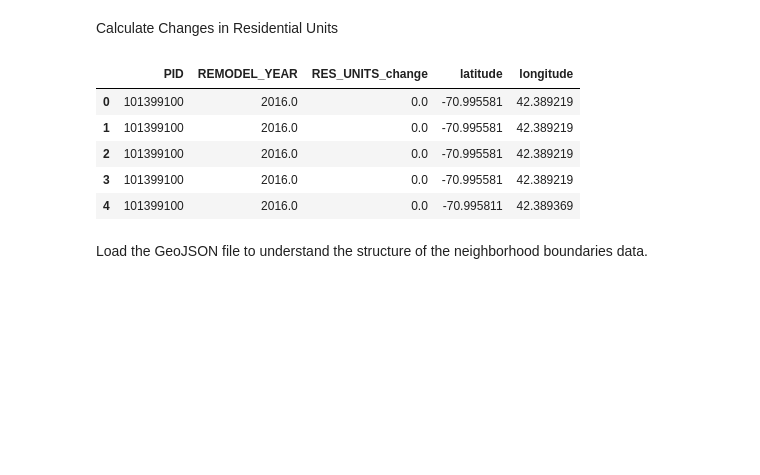
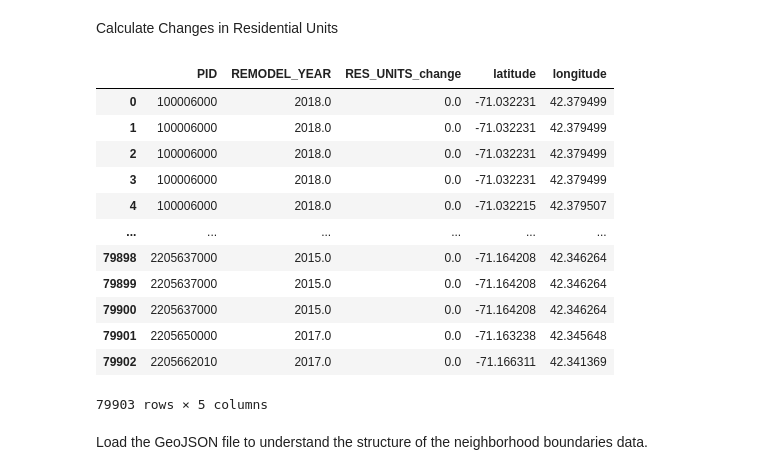
Before and after one commit to BU-Spark/ds-boston-remodeling, a Jupyter notebook: sp24-team-c/Mid Semester Insights Notebooks/Heatmap_Renovations&ResidentialUnits.ipynb, the cells around one changed output. Saved outputs shown, nothing was run; the diff lists cells and outputs as text; code cells hidden in the pictures; blank space fills up the shorter version.

Commit message:
Updated Paths and Finished 2 notebooks updating data boundaries to 2020

```diff
--- a/sp24-team-c/Mid Semester Insights Notebooks/Heatmap_Renovations&ResidentialUnits.ipynb
+++ b/sp24-team-c/Mid Semester Insights Notebooks/Heatmap_Renovations&ResidentialUnits.ipynb
@@ -33,7 +33,7 @@ pa_2011 = pd.read_csv('../data/property_assessment_2011.csv')[['PID','LU', 'AV_T
 pa_2012 = pd.read_csv('../data/property_assessment_2012.csv')[['PID','LU', 'AV_TOTAL', 'GROSS_AREA', 'LIVING_AREA', 'R_BDRMS', 'YR_REMOD', 'S_UNIT_RES', 'ZIPCODE']]
 pa_2013 = pd.read_csv('../data/property_assessment_2013.csv')[['PID','LU', 'AV_TOTAL', 'GROSS_AREA', 'LIVING_AREA', 'R_BDRMS', 'YR_REMOD', 'S_UNIT_RES', 'ZIPCODE']]
 
-pa_2014 = pd.read_csv('../data/property_assessment_2014.csv')[['Parcel_ID','LU', 'AV_TOTAL', 'GROSS_AREA', 'LIVING_AREA', 'R_BDRMS', 'YR_REMOD', 'S_UNIT_RES', 'ZIPCODE']]
+pa_2014 = pd.read_csv('../data/property-assessment-fy2014.csv')[['Parcel_ID','LU', 'AV_TOTAL', 'GROSS_AREA', 'LIVING_AREA', 'R_BDRMS', 'YR_REMOD', 'S_UNIT_RES', 'ZIPCODE']]
 pa_2014.rename(columns={'Parcel_ID': 'PID'}, inplace=True)
 
 pa_2015 = pd.read_csv('../data/property_assessment_2015.csv')[['PID','LU', 'AV_TOTAL', 'GROSS_AREA', 'LIVING_AREA', 'R_BDRMS', 'YR_REMOD', 'S_UNIT_RES', 'ZIPCODE']]
@@ -283,36 +283,43 @@ for pid, group in all_data_merged.groupby('PID'):
 
         # Find the data entry after the renovation
         after_remodel_data = pd.DataFrame()
         for year in range(remodel_year_int, 2024):
             after_data = group[group['DATA_YEAR'] == year]
             if not after_data.empty and (after_data['YR_REMODELLED'] == remodel_year).any():
                 after_remodel_data = after_data[after_data['YR_REMODELLED'] == remodel_year].copy()
                 after_remodel_data.loc[:, 'REMODEL_YEAR'] = remodel_year
                 break
 
         # Calculate the change in residential units if both before and after data exist
         if not pre_remodel_data.empty and not after_remodel_data.empty:
             pre_remodel_data = pre_remodel_data.copy()
             pre_remodel_data.loc[:, 'REMODEL_YEAR'] = remodel_year
 
             # Calculate the change in RES_UNITS
             units_change = after_remodel_data['RES_UNITS'].values[0] - pre_remodel_data['RES_UNITS'].values[0]
             after_remodel_data.loc[:, 'RES_UNITS_change'] = units_change
 
             # Keep the necessary columns and append the data for visualization
             relevant_data = after_remodel_data[['PID', 'REMODEL_YEAR', 'RES_UNITS_change', 'latitude', 'longitude']].copy()
             rows_to_append.append(relevant_data)
 
 # Concatenate all rows into a DataFrame
 res_units_renovation_comparison = pd.concat(rows_to_append, ignore_index=True)
 
 # Next steps would involve spatially joining this data with neighborhood boundaries
 # and visualizing the changes in residential units in the same manner as done before
-display(res_units_renovation_comparison.head())
+display(res_units_renovation_comparison)
 # %% [output]
 |  | PID | REMODEL_YEAR | RES_UNITS_change | latitude | longitude |
-| 0 | 101399100 | 2016.0 | 0.0 | -70.995581 | 42.389219 |
-| 1 | 101399100 | 2016.0 | 0.0 | -70.995581 | 42.389219 |
-| 2 | 101399100 | 2016.0 | 0.0 | -70.995581 | 42.389219 |
-| 3 | 101399100 | 2016.0 | 0.0 | -70.995581 | 42.389219 |
-| 4 | 101399100 | 2016.0 | 0.0 | -70.995811 | 42.389369 |
+| 0 | 100006000 | 2018.0 | 0.0 | -71.032231 | 42.379499 |
+| 1 | 100006000 | 2018.0 | 0.0 | -71.032231 | 42.379499 |
+| 2 | 100006000 | 2018.0 | 0.0 | -71.032231 | 42.379499 |
+| 3 | 100006000 | 2018.0 | 0.0 | -71.032231 | 42.379499 |
+| 4 | 100006000 | 2018.0 | 0.0 | -71.032215 | 42.379507 |
+| ... | ... | ... | ... | ... | ... |
+| 79898 | 2205637000 | 2015.0 | 0.0 | -71.164208 | 42.346264 |
+| 79899 | 2205637000 | 2015.0 | 0.0 | -71.164208 | 42.346264 |
+| 79900 | 2205637000 | 2015.0 | 0.0 | -71.164208 | 42.346264 |
+| 79901 | 2205650000 | 2017.0 | 0.0 | -71.163238 | 42.345648 |
+| 79902 | 2205662010 | 2017.0 | 0.0 | -71.166311 | 42.341369 |
+79903 rows × 5 columns
```
Also changed, not shown: parts of 1 cell of this notebook, 7 other files.
